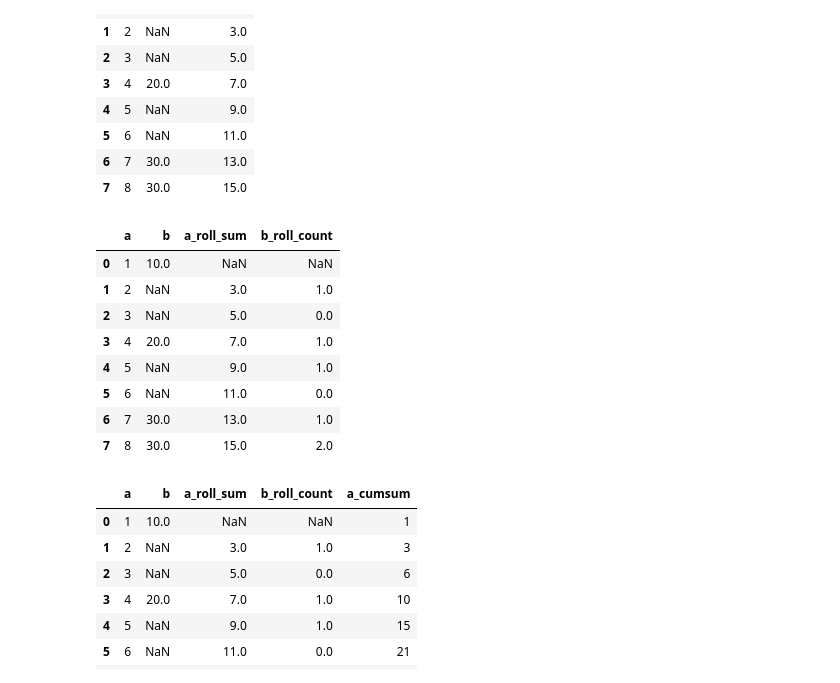
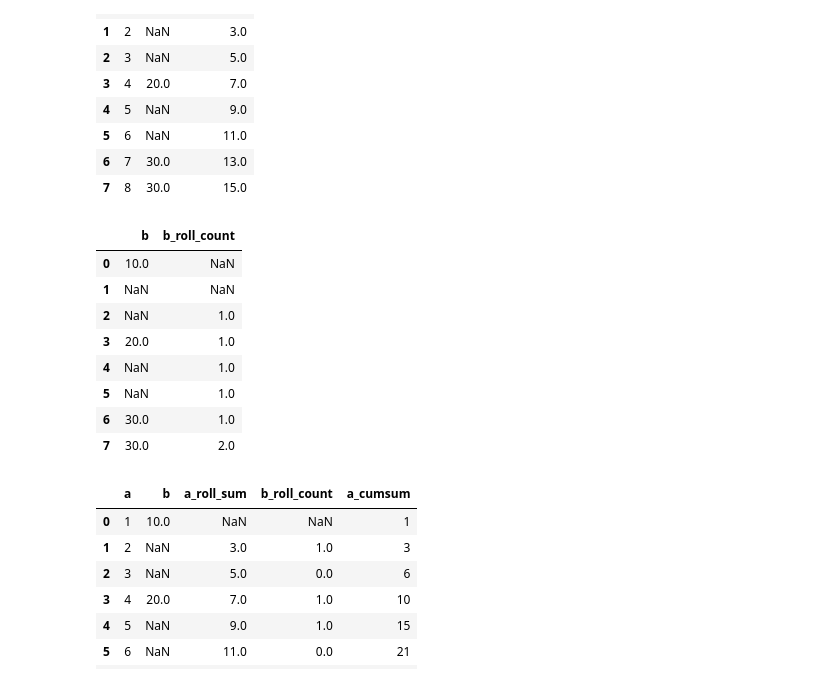
Before and after one commit to GauravJagtap05/PYTHON, a Jupyter notebook: ADVANCE_PANDAS_02_09_2026.ipynb, the cells around one changed output. Saved outputs shown, nothing was run; the diff lists cells and outputs as text; code cells hidden in the pictures.

```diff
--- a/ADVANCE_PANDAS_02_09_2026.ipynb
+++ b/ADVANCE_PANDAS_02_09_2026.ipynb
@@ -44,20 +44,20 @@ df
 # %%
 # rolling count on column 'b'
 
-obj = df['b'].rolling(window=2, min_periods =2)
+obj = df['b'].rolling(window=3, min_periods =3)
 df['b_roll_count'] = obj.count()
 # %%
-df
+df[['b','b_roll_count']]
 # %% [output]
-|  | a | b | a_roll_sum | b_roll_count |
-| 0 | 1 | 10.0 | NaN | NaN |
-| 1 | 2 | NaN | 3.0 | 1.0 |
-| 2 | 3 | NaN | 5.0 | 0.0 |
-| 3 | 4 | 20.0 | 7.0 | 1.0 |
-| 4 | 5 | NaN | 9.0 | 1.0 |
-| 5 | 6 | NaN | 11.0 | 0.0 |
-| 6 | 7 | 30.0 | 13.0 | 1.0 |
-| 7 | 8 | 30.0 | 15.0 | 2.0 |
+|  | b | b_roll_count |
+| 0 | 10.0 | NaN |
+| 1 | NaN | NaN |
+| 2 | NaN | 1.0 |
+| 3 | 20.0 | 1.0 |
+| 4 | NaN | 1.0 |
+| 5 | NaN | 1.0 |
+| 6 | 30.0 | 1.0 |
+| 7 | 30.0 | 2.0 |
 # %%
 
 # CUMULATIVE ROLLING SUM
```
Also changed, not shown: parts of 1 cell of this notebook, 3 other files.
